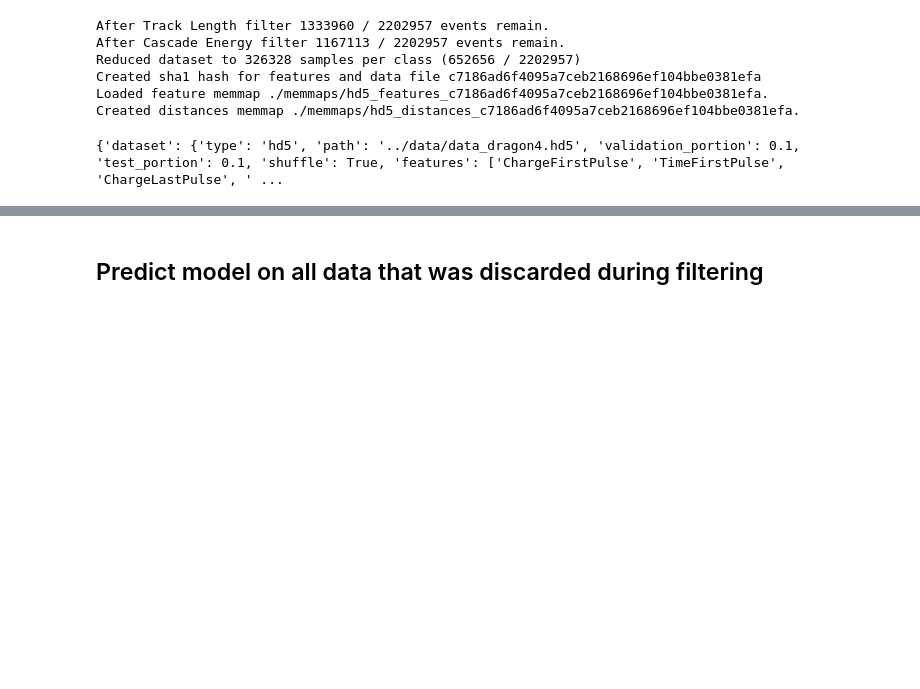
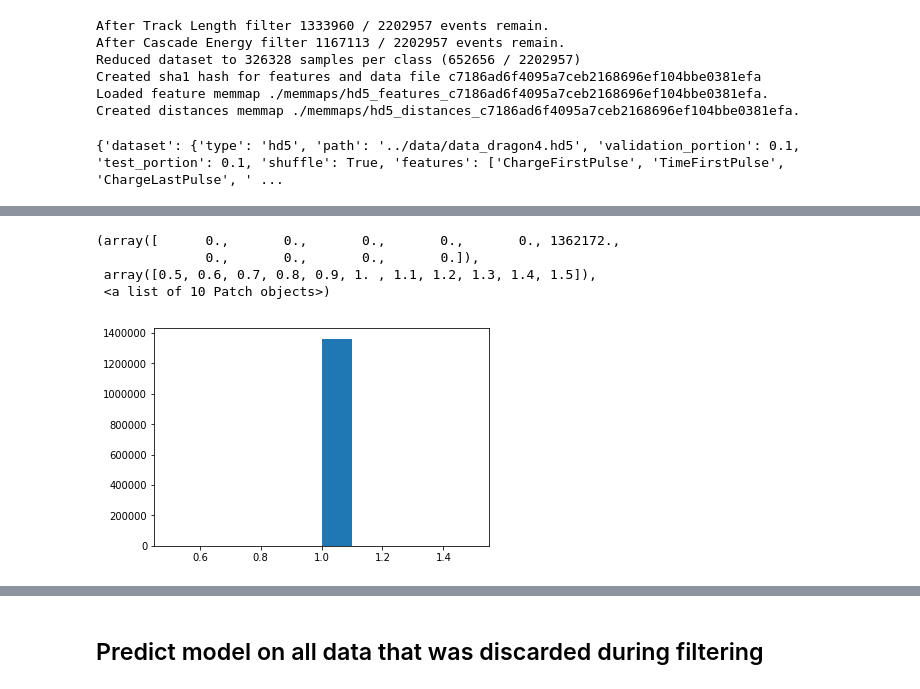
Before and after one commit to ruian1/NuIntClassification, a Jupyter notebook: baselines.ipynb, the cells around one changed output, grey strips where cells are left out. Saved outputs shown, nothing was run; the diff lists cells and outputs as text; code cells hidden in the pictures; blank space fills up the shorter version.

```diff
--- a/baselines.ipynb
+++ b/baselines.ipynb
@@ -58,0 +79,8 @@ plt.hist(logits_model)
+# %%
+plt.hist(data.file['InteractionType']['value'][track_idx])
+# %% [output]
+(array([      0.,       0.,       0.,       0.,       0., 1362172.,
+              0.,       0.,       0.,       0.]),
+ array([0.5, 0.6, 0.7, 0.8, 0.9, 1. , 1.1, 1.2, 1.3, 1.4, 1.5]),
+ <a list of 10 Patch objects>)
+[figure, added]
```
Also changed, not shown: parts of 42 cells of this notebook, 2 other files.
